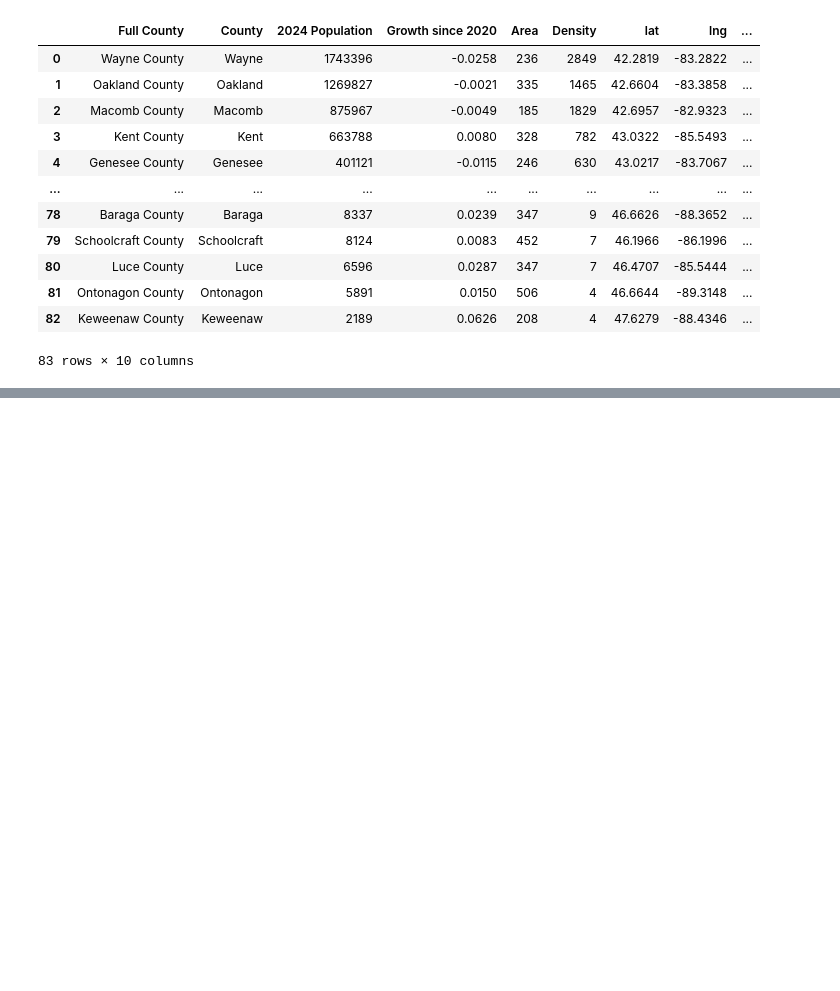
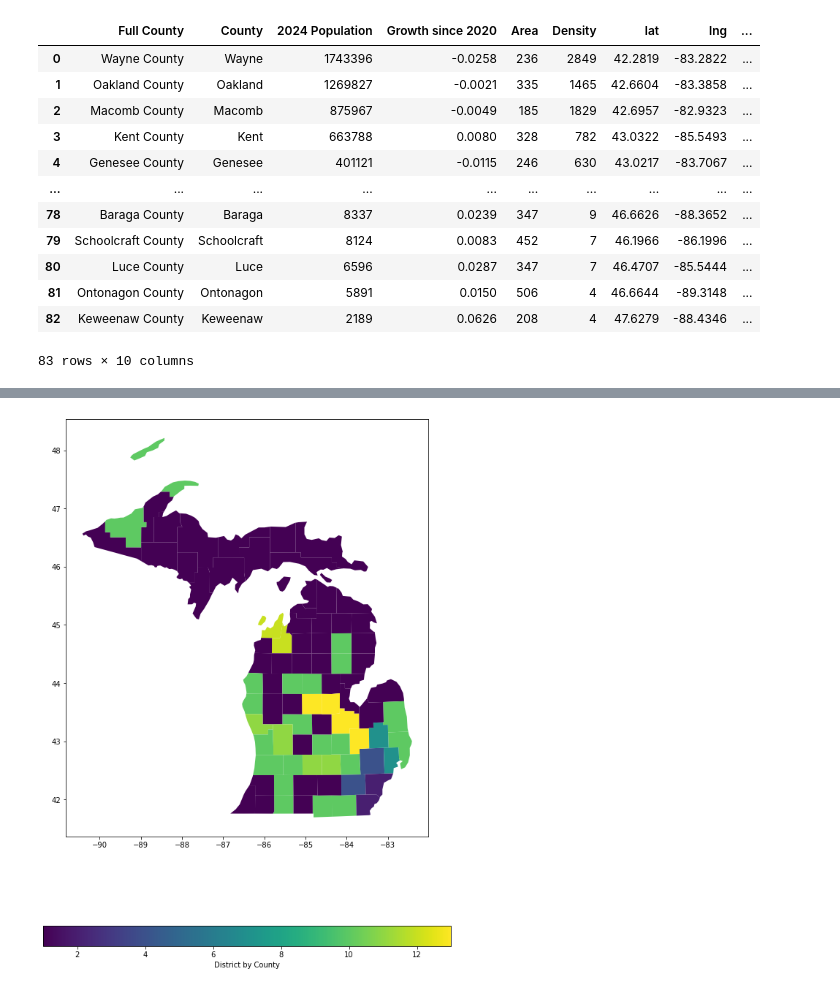
Before and after one commit to ryan-osleeb/MSDS460_assignment3_redistricting, a Jupyter notebook: Michigan Redistrict.ipynb, the cells around one changed output, grey strips where cells are left out. Drawn from its saved outputs; the diff is of its cells as text; code cells hidden in the pictures; blank space fills up the shorter version.

```diff
--- a/Michigan Redistrict.ipynb
+++ b/Michigan Redistrict.ipynb
@@ -279,0 +356,28 @@ x_('Wexford',_'1') = 1.0
+# %%
+# Formatting for map creation
+district_mapping = {}
+
+for v in prob.variables():
+    if v.varValue == 1:
+        # x_(County),_(District)"
+        parts = v.name.split('x_(')[1].split(')')[0].split(',')
+        county = parts[0].strip(" '").replace('_', ' ')
+        district = int(''.join(filter(str.isdigit, parts[1])))
+        district_mapping[county] = int(district)
+
+#district_mapping
+# %%
+# URL for the 2020 US Counties Shapefile (Nationwide)
+url = "https://www2.census.gov/geo/tiger/GENZ2020/shp/cb_2020_us_county_20m.zip"
+
+# Download and extract shapefiles
+download_shapefiles(url)
+
+# Load shapefile using geopandas
+gdf = gpd.read_file('shapefiles/cb_2020_us_county_20m.shp')
+
+# Filter for Michigan counties (state FIPS code for Michigan is '26')
+michigan_counties = gdf[gdf['STATEFP'] == '26']
+
+# Show the first few rows to verify
+print(michigan_counties.head())
@@ -279,0 +405,6 @@ x_('Wexford',_'1') = 1.0
+# %%
+# Apply the district mapping
+michigan_counties['District'] = michigan_counties['NAME'].map(district_mapping)
+
+# Check missing districts
+print(michigan_counties[michigan_counties['District'].isnull()])
@@ -279,0 +420,8 @@ x_('Wexford',_'1') = 1.0
+# %%
+# Plotting the map with districts
+fig, ax = plt.subplots(1, figsize=(10, 15))
+michigan_counties.plot(column='District', ax=ax, legend=True,
+                       legend_kwds={'label': "District by County", 'orientation': "horizontal"})
+plt.show()
+# %% [output]
+[figure, added]
```
Also changed, not shown: parts of 9 cells of this notebook.
